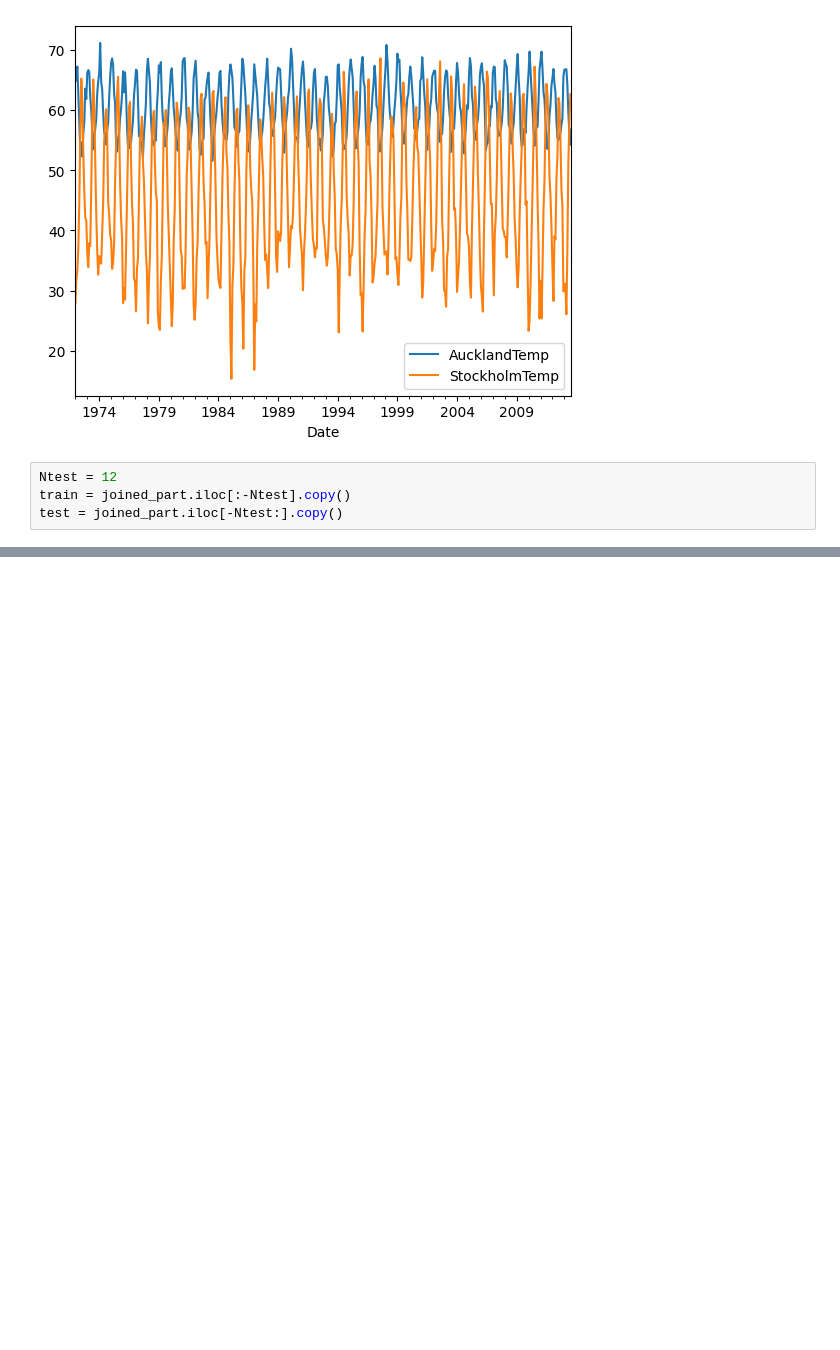
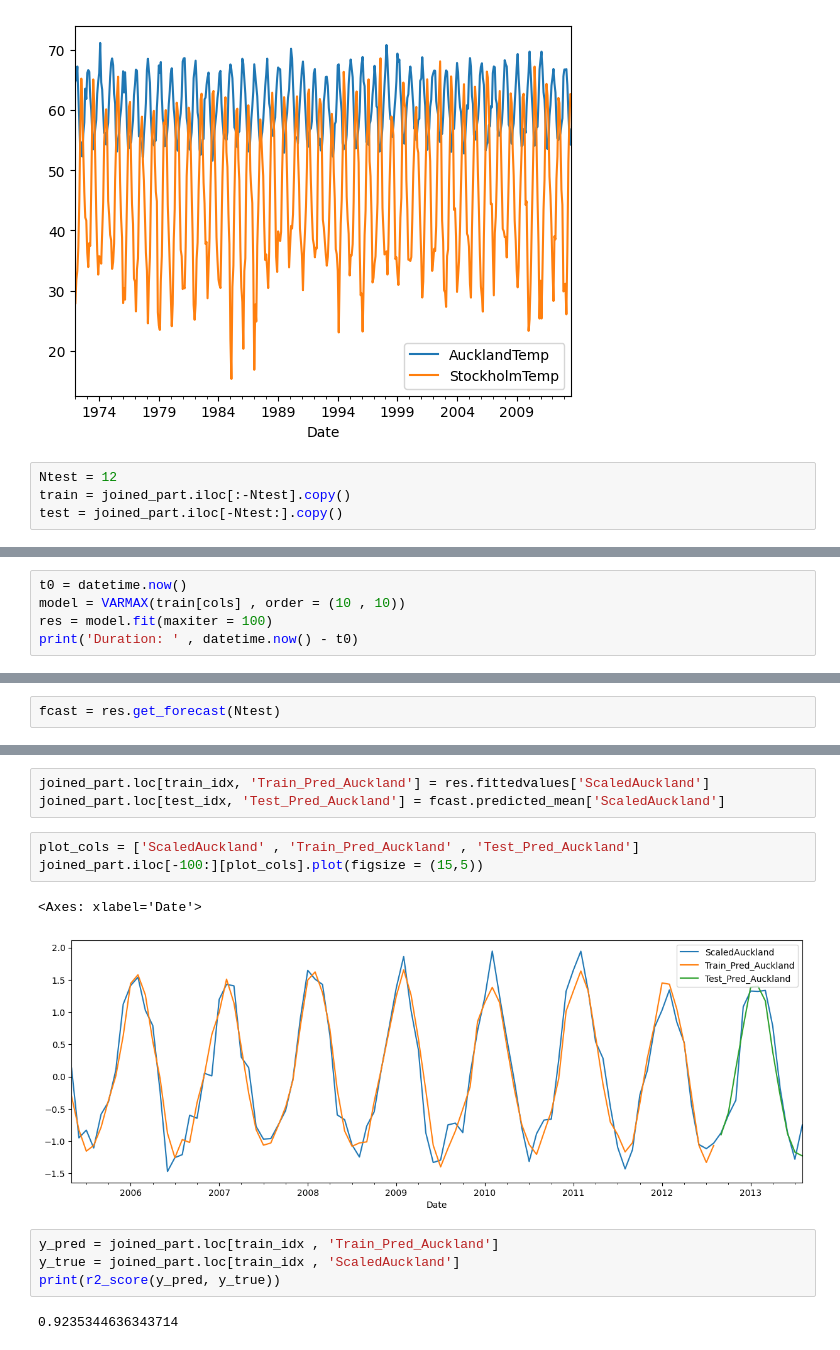
Before and after one commit to babakkeshavarz/time_series, a Jupyter notebook: VARMA_Temperature.ipynb, the cells around one changed output, grey strips where cells are left out. Drawn from its saved outputs; the diff is of its cells as text; blank space fills up the shorter version.

```diff
--- a/VARMA_Temperature.ipynb
+++ b/VARMA_Temperature.ipynb
@@ -101,0 +135,5 @@ test = joined_part.iloc[-Ntest:].copy()
+# %%
+t0 = datetime.now()
+model = VARMAX(train[cols] , order = (10 , 10))
+res = model.fit(maxiter = 100)
+print('Duration: ' , datetime.now() - t0)
@@ -101,0 +142,2 @@ test = joined_part.iloc[-Ntest:].copy()
+# %%
+fcast = res.get_forecast(Ntest)
@@ -101,0 +160,15 @@ test = joined_part.iloc[-Ntest:].copy()
+# %%
+joined_part.loc[train_idx, 'Train_Pred_Auckland'] = res.fittedvalues['ScaledAuckland']
+joined_part.loc[test_idx, 'Test_Pred_Auckland'] = fcast.predicted_mean['ScaledAuckland']
+# %%
+plot_cols = ['ScaledAuckland' , 'Train_Pred_Auckland' , 'Test_Pred_Auckland']
+joined_part.iloc[-100:][plot_cols].plot(figsize = (15,5))
+# %% [output]
+<Axes: xlabel='Date'>
+[figure, added]
+# %%
+y_pred = joined_part.loc[train_idx , 'Train_Pred_Auckland']
+y_true = joined_part.loc[train_idx , 'ScaledAuckland']
+print(r2_score(y_pred, y_true))
+# %% [output]
+0.9235344636343714
```
Also changed, not shown: parts of 10 cells of this notebook.
